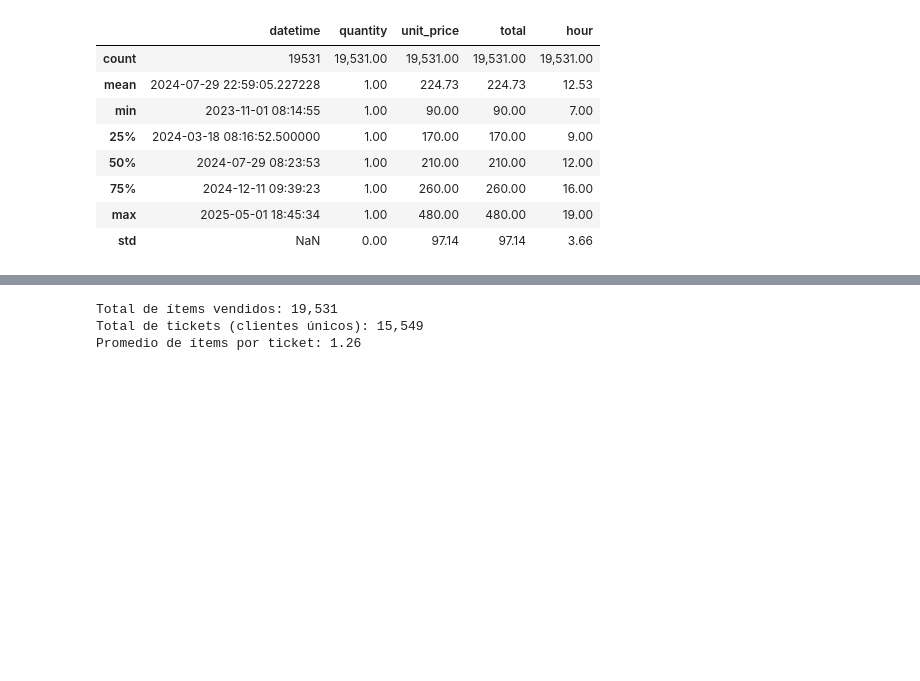
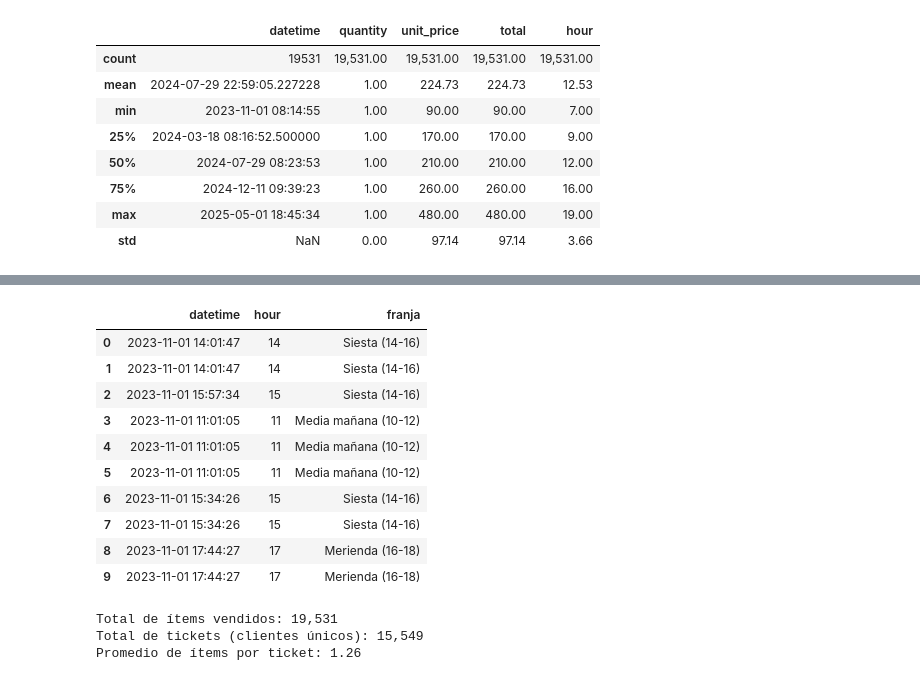
Before and after one commit to andres5493/cafeteria-analysis, a Jupyter notebook: notebooks/01_eda_inicial.ipynb, the cells around one changed output, grey strips where cells are left out. Cells and saved outputs as stored; diff of their text form; code cells hidden in the pictures; blank space fills up the shorter version.

```diff
--- a/notebooks/01_eda_inicial.ipynb
+++ b/notebooks/01_eda_inicial.ipynb
@@ -98,3 +139,37 @@ df[['datetime', 'date', 'year', 'month', 'month_name', 'weekday_num']].head()
+# %%
+# Crear franjas horarias para análisis de patrones de consumo
+def get_franja(hour):
+    """Devuelve la franja horaria según la hora del día."""
+    if 7 <= hour < 10:
+        return "Mañana (7-10)"
+    elif 10 <= hour < 12:
+        return "Media mañana (10-12)"
+    elif 12 <= hour < 14:
+        return "Mediodía (12-14)"
+    elif 14 <= hour < 16:
+        return "Siesta (14-16)"
+    elif 16 <= hour < 18:
+        return "Merienda (16-18)"
+    else:
+        return "Tarde (18-20)"
+
+# Aplicar la función a cada fila
+df['franja'] = df['hour'].apply(get_franja)
+
+# Verificar
+df[['datetime', 'hour', 'franja']].head(10)
+# %% [output]
+|  | datetime | hour | franja |
+| 0 | 2023-11-01 14:01:47 | 14 | Siesta (14-16) |
+| 1 | 2023-11-01 14:01:47 | 14 | Siesta (14-16) |
+| 2 | 2023-11-01 15:57:34 | 15 | Siesta (14-16) |
+| 3 | 2023-11-01 11:01:05 | 11 | Media mañana (10-12) |
+| 4 | 2023-11-01 11:01:05 | 11 | Media mañana (10-12) |
+| 5 | 2023-11-01 11:01:05 | 11 | Media mañana (10-12) |
+| 6 | 2023-11-01 15:34:26 | 15 | Siesta (14-16) |
+| 7 | 2023-11-01 15:34:26 | 15 | Siesta (14-16) |
+| 8 | 2023-11-01 17:44:27 | 17 | Merienda (16-18) |
+| 9 | 2023-11-01 17:44:27 | 17 | Merienda (16-18) |
 # %%
 # Una "compra" = mismo datetime exacto (cliente único)
 df['ticket_id'] = df['datetime'].astype(str)
```
Also changed, not shown: parts of 5 cells of this notebook.
